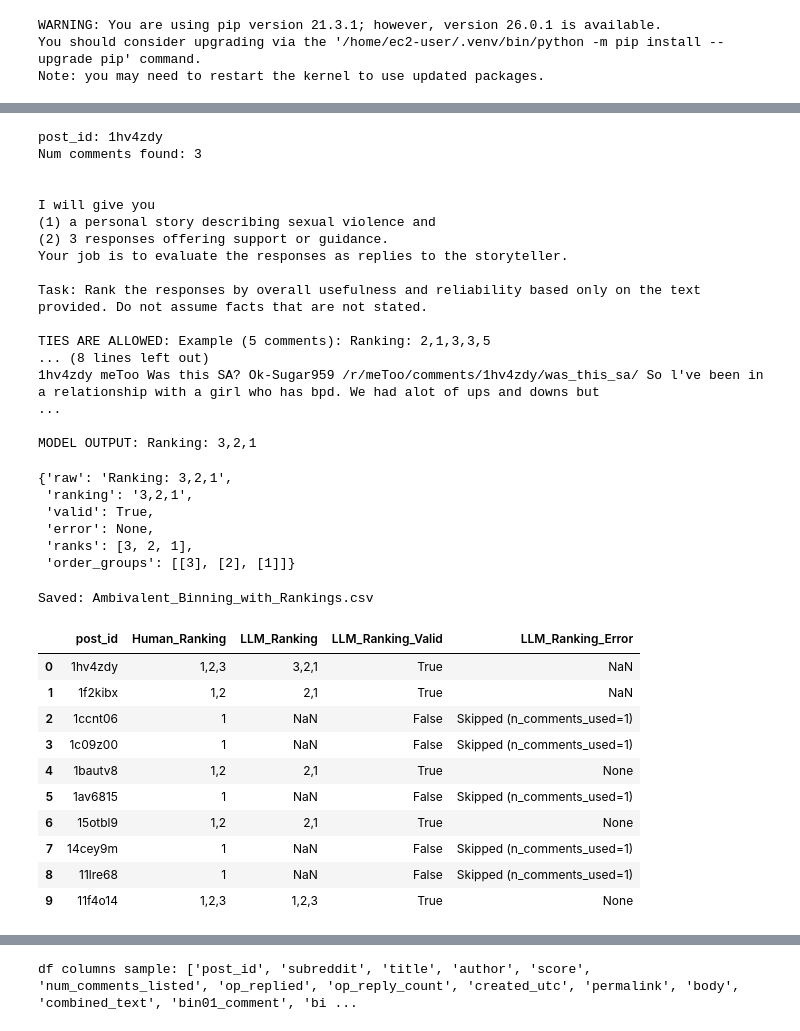
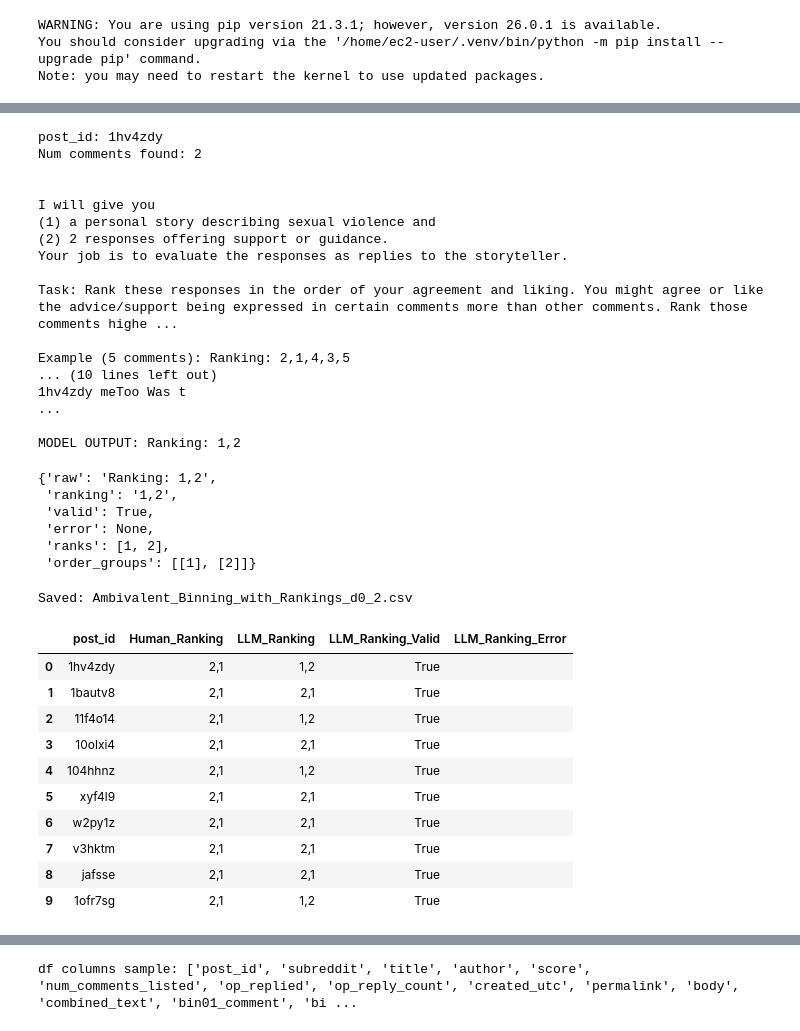
Before and after one commit to Sanjeev2601/ambivalent-stories, a Jupyter notebook: jupyter-notebooks/Ranking.ipynb, the cells around one changed output, grey strips where cells are left out. Cells and saved outputs as stored; diff of their text form; code cells hidden in the pictures.

```diff
--- a/jupyter-notebooks/Ranking.ipynb
+++ b/jupyter-notebooks/Ranking.ipynb
@@ -55,7 +55,7 @@ MODEL = "gpt-5.2"     # or "gpt-5.2-mini" if you want cheaper/faster
 TEMPERATURE = 0
 MAX_COMPLETION_TOKENS = 80
 # %%
-CSV_PATH = "Ambivalent_Binning.csv"
+CSV_PATH = "Ambivalent_Binning_Clean_d0.csv"
 df = pd.read_csv(CSV_PATH, dtype=str)  # keep everything as string-safe
 
 print("Rows:", len(df))
@@ -257,28 +259,28 @@ parsed = parse_ranking_line(res, n=n)
 parsed
 # %% [output]
 post_id: 1hv4zdy
-Num comments found: 3
+Num comments found: 2
 
 
 I will give you
 (1) a personal story describing sexual violence and
-(2) 3 responses offering support or guidance.
+(2) 2 responses offering support or guidance.
 Your job is to evaluate the responses as replies to the storyteller.
 
-Task: Rank the responses by overall usefulness and reliability based only on the text provided. Do not assume facts that are not stated.
+Task: Rank these responses in the order of your agreement and liking. You might agree or like the advice/support being expressed in certain comments more than other comments. Rank those comments highe ...
 
-TIES ARE ALLOWED: Example (5 comments): Ranking: 2,1,3,3,5
-... (8 lines left out)
-1hv4zdy meToo Was this SA? Ok-Sugar959 /r/meToo/comments/1hv4zdy/was_this_sa/ So l've been in a relationship with a girl who has bpd. We had alot of ups and downs but
+Example (5 comments): Ranking: 2,1,4,3,5
+... (10 lines left out)
+1hv4zdy meToo Was t
 ...
 
-MODEL OUTPUT: Ranking: 3,2,1
+MODEL OUTPUT: Ranking: 1,2
-{'raw': 'Ranking: 3,2,1',
- 'ranking': '3,2,1',
+{'raw': 'Ranking: 1,2',
+ 'ranking': '1,2',
  'valid': True,
  'error': None,
- 'ranks': [3, 2, 1],
- 'order_groups': [[3], [2], [1]]}
+ 'ranks': [1, 2],
+ 'order_groups': [[1], [2]]}
 # %%
 # Initialize as string/object dtype to avoid FutureWarning
 df["Human_Ranking"] = pd.Series([None] * len(df), dtype="object")
@@ -292,11 +294,11 @@ START_ROW = 0
 END_ROW = len(df)          # whole file
 SLEEP_BETWEEN = 0.3        # pacing
 
-# Prepare output columns
-df["Human_Ranking"] = np.nan
-df["LLM_Ranking"] = np.nan
+# Prepare output columns with string-safe dtypes
+df["Human_Ranking"] = ""
+df["LLM_Ranking"] = ""
 df["LLM_Ranking_Valid"] = False
-df["LLM_Ranking_Error"] = np.nan
+df["LLM_Ranking_Error"] = ""
 
 for idx in tqdm(range(START_ROW, END_ROW)):
     row = df.iloc[idx]
@@ -304,56 +306,55 @@ for idx in tqdm(range(START_ROW, END_ROW)):
     comments = get_comments_list(row)
     n = len(comments)
 
-    # Human ranking always just 1..n (even if n is 0/1)
+    # Human ranking in DESCENDING order: n,n-1,...,1
     if n > 0:
-        df.at[idx, "Human_Ranking"] = ",".join(str(i) for i in range(1, n + 1))
+        df.at[idx, "Human_Ranking"] = ",".join(str(i) for i in range(n, 0, -1))
     else:
-        df.at[idx, "Human_Ranking"] = ""  # or leave NaN if you prefer
+        df.at[idx, "Human_Ranking"] = ""
 
     # If no story, skip LLM
     if not story or str(story).strip() == "":
         df.at[idx, "LLM_Ranking_Error"] = "Skipped (missing story text)"
         continue
 
     # If fewer than 2 comments, nothing to rank
     if n < 2:
         df.at[idx, "LLM_Ranking_Error"] = f"Skipped (n_comments_used={n})"
         continue
 
     prompt = build_prompt(story, comments)
 
     try:
         raw = call_ranker(prompt)
         parsed = parse_ranking_line(raw, n=n)
 
         df.at[idx, "LLM_Ranking"] = parsed["ranking"] if parsed["ranking"] is not None else raw
         df.at[idx, "LLM_Ranking_Valid"] = bool(parsed["valid"])
-        df.at[idx, "LLM_Ranking_Error"] = parsed["error"]
+        df.at[idx, "LLM_Ranking_Error"] = parsed["error"] if parsed["error"] else ""
 
-        # If invalid, keep the raw output for debugging (optional)
-        if not parsed["valid"] and pd.isna(df.at[idx, "LLM_Ranking"]):
+        if not parsed["valid"] and (df.at[idx, "LLM_Ranking"] == "" or str(df.at[idx, "LLM_Ranking"]).lower() == "nan"):
             df.at[idx, "LLM_Ranking"] = raw
 
     except Exception as e:
         df.at[idx, "LLM_Ranking_Error"] = str(e)
 
     time.sleep(SLEEP_BETWEEN)
 
-OUT_PATH = "Ambivalent_Binning_with_Rankings.csv"
+OUT_PATH = "Ambivalent_Binning_with_Rankings_d0_2.csv"
 df.to_csv(OUT_PATH, index=False)
 print("Saved:", OUT_PATH)
 
 df[["post_id", "Human_Ranking", "LLM_Ranking", "LLM_Ranking_Valid", "LLM_Ranking_Error"]].head(10)
 # %% [output]
-Saved: Ambivalent_Binning_with_Rankings.csv
+Saved: Ambivalent_Binning_with_Rankings_d0_2.csv
 |  | post_id | Human_Ranking | LLM_Ranking | LLM_Ranking_Valid | LLM_Ranking_Error |
-| 0 | 1hv4zdy | 1,2,3 | 3,2,1 | True | NaN |
-| 1 | 1f2kibx | 1,2 | 2,1 | True | NaN |
-| 2 | 1ccnt06 | 1 | NaN | False | Skipped (n_comments_used=1) |
-| 3 | 1c09z00 | 1 | NaN | False | Skipped (n_comments_used=1) |
-| 4 | 1bautv8 | 1,2 | 2,1 | True | None |
-| 5 | 1av6815 | 1 | NaN | False | Skipped (n_comments_used=1) |
-| 6 | 15otbl9 | 1,2 | 2,1 | True | None |
-| 7 | 14cey9m | 1 | NaN | False | Skipped (n_comments_used=1) |
-| 8 | 11lre68 | 1 | NaN | False | Skipped (n_comments_used=1) |
-| 9 | 11f4o14 | 1,2,3 | 1,2,3 | True | None |
+| 0 | 1hv4zdy | 2,1 | 1,2 | True |  |
+| 1 | 1bautv8 | 2,1 | 2,1 | True |  |
+| 2 | 11f4o14 | 2,1 | 1,2 | True |  |
+| 3 | 10olxi4 | 2,1 | 2,1 | True |  |
+| 4 | 104hhnz | 2,1 | 1,2 | True |  |
+| 5 | xyf4l9 | 2,1 | 2,1 | True |  |
+| 6 | w2py1z | 2,1 | 2,1 | True |  |
+| 7 | v3hktm | 2,1 | 2,1 | True |  |
+| 8 | jafsse | 2,1 | 2,1 | True |  |
+| 9 | 1ofr7sg | 2,1 | 1,2 | True |  |
```
Also changed, not shown: parts of 14 cells of this notebook, 38 other files.
